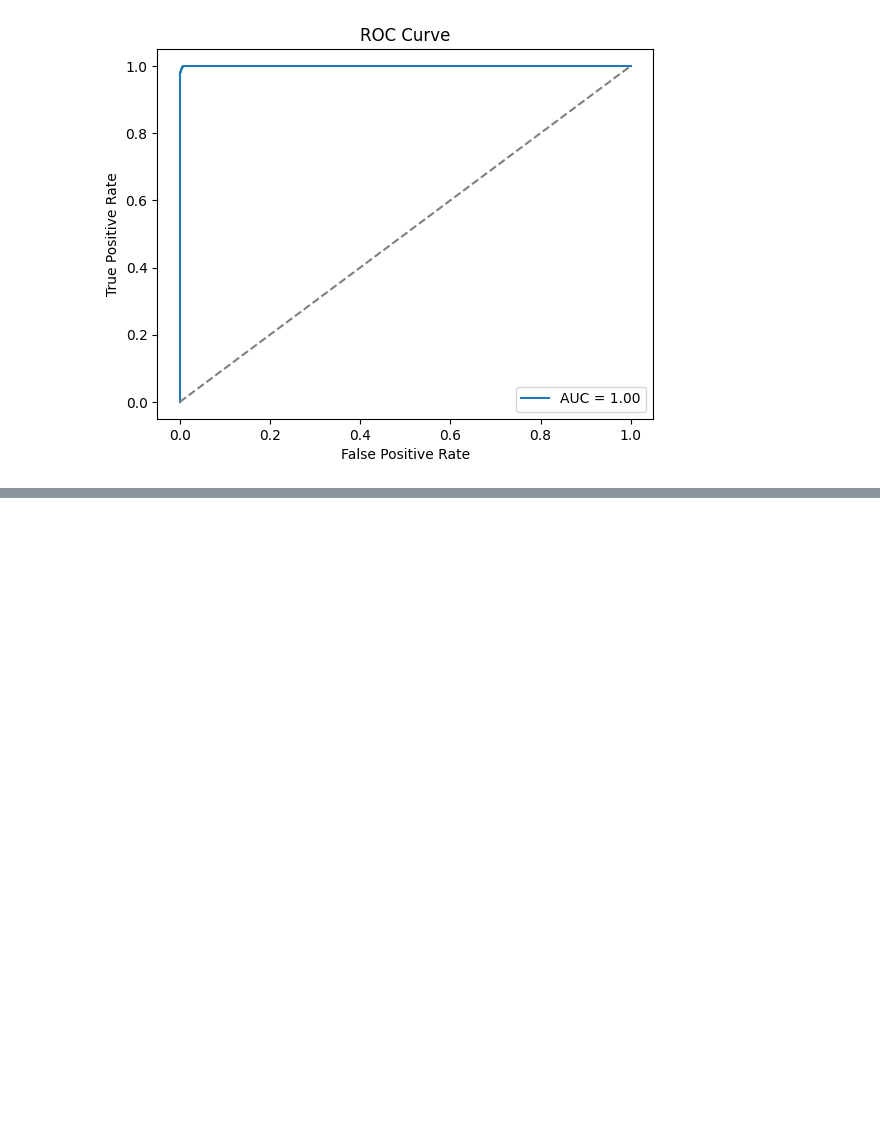
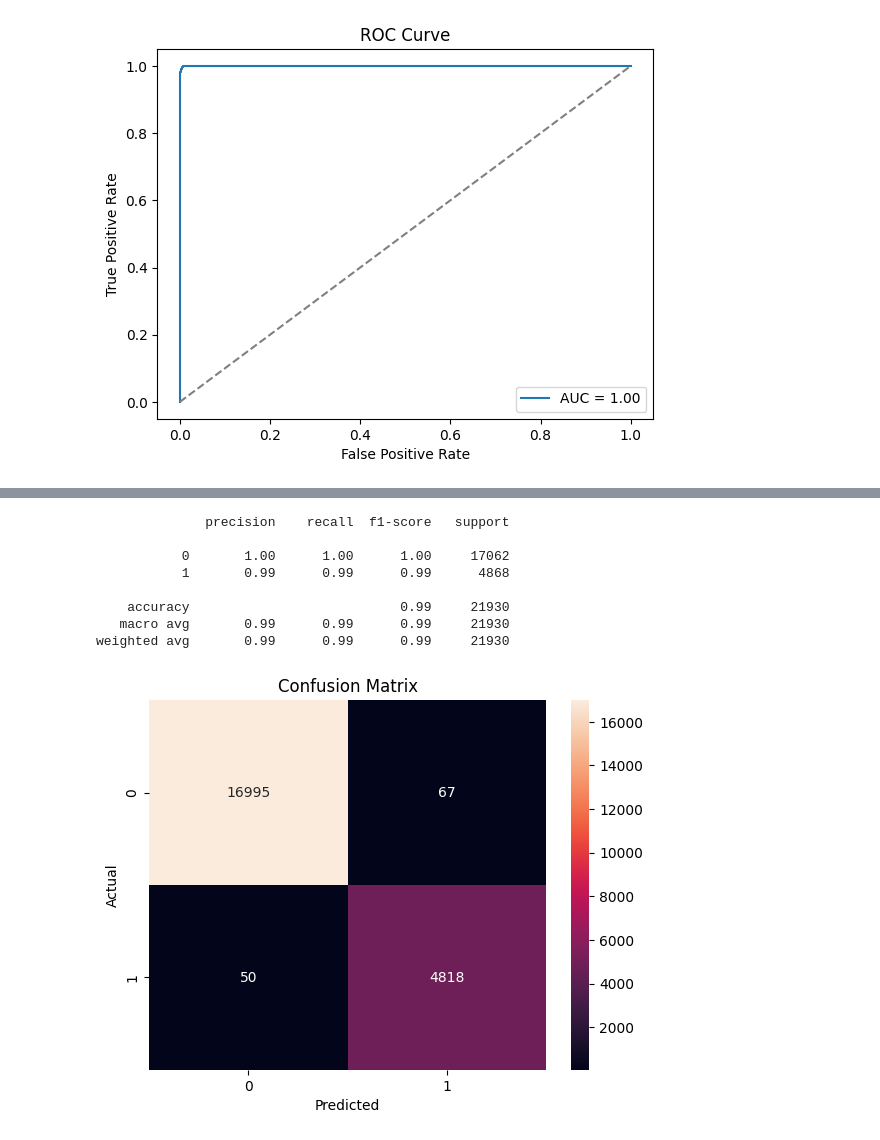
Before and after one commit to AnantVerma-2022/Deep-Learning-NLP-LLM, a Jupyter notebook: rainPrediction.ipynb, the cells around one changed output, grey strips where cells are left out. Drawn from its saved outputs; the diff is of its cells as text; code cells hidden in the pictures; blank space fills up the shorter version.

```diff
--- a/rainPrediction.ipynb
+++ b/rainPrediction.ipynb
@@ -468,0 +575,4 @@ plt.show()
+# %%
+# Predictions on test data
+y_pred2 = model2.predict(X_test)
+y_pred2 = (y_pred2 > 0.5).astype(int)
@@ -468,0 +594,21 @@ plt.show()
+# %%
+# Prediction
+
+print(classification_report(y_test, y_pred2))            # Print precision, recall, F1
+
+# Confusion matrix
+sns.heatmap(confusion_matrix(y_test, y_pred2), annot=True, fmt='d')
+plt.title("Confusion Matrix")
+plt.xlabel("Predicted")
+plt.ylabel("Actual")
+plt.show()
+# %% [output]
+              precision    recall  f1-score   support
+
+           0       1.00      1.00      1.00     17062
+           1       0.99      0.99      0.99      4868
+
+    accuracy                           0.99     21930
+   macro avg       0.99      0.99      0.99     21930
+weighted avg       0.99      0.99      0.99     21930
+[figure, added]
```
Also changed, not shown: parts of 16 cells of this notebook, 1 other file.
